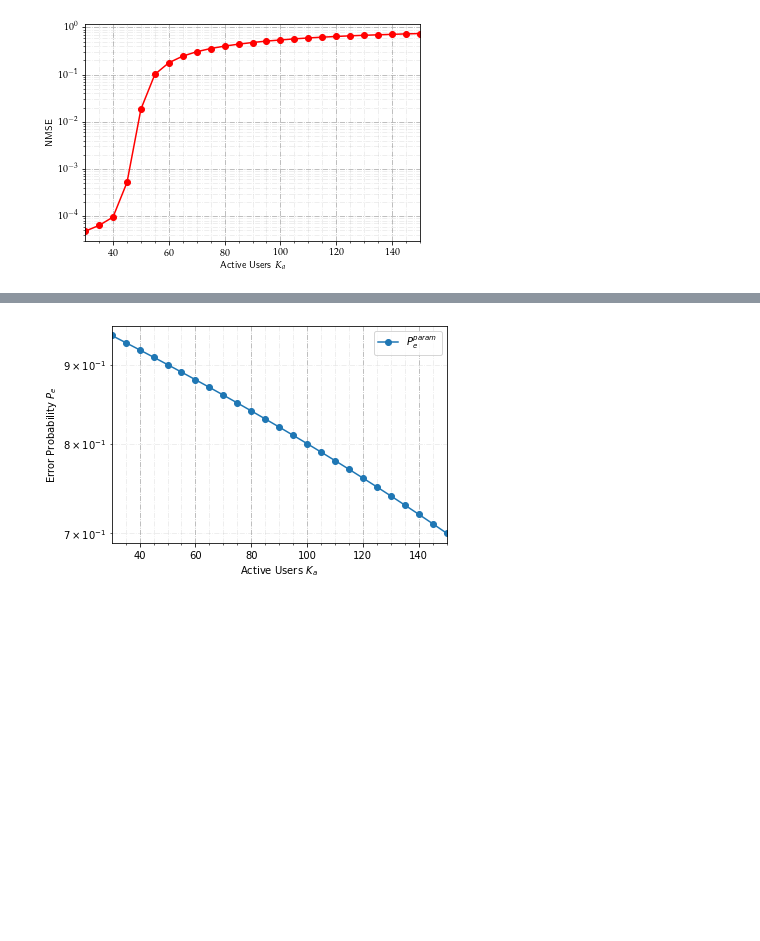
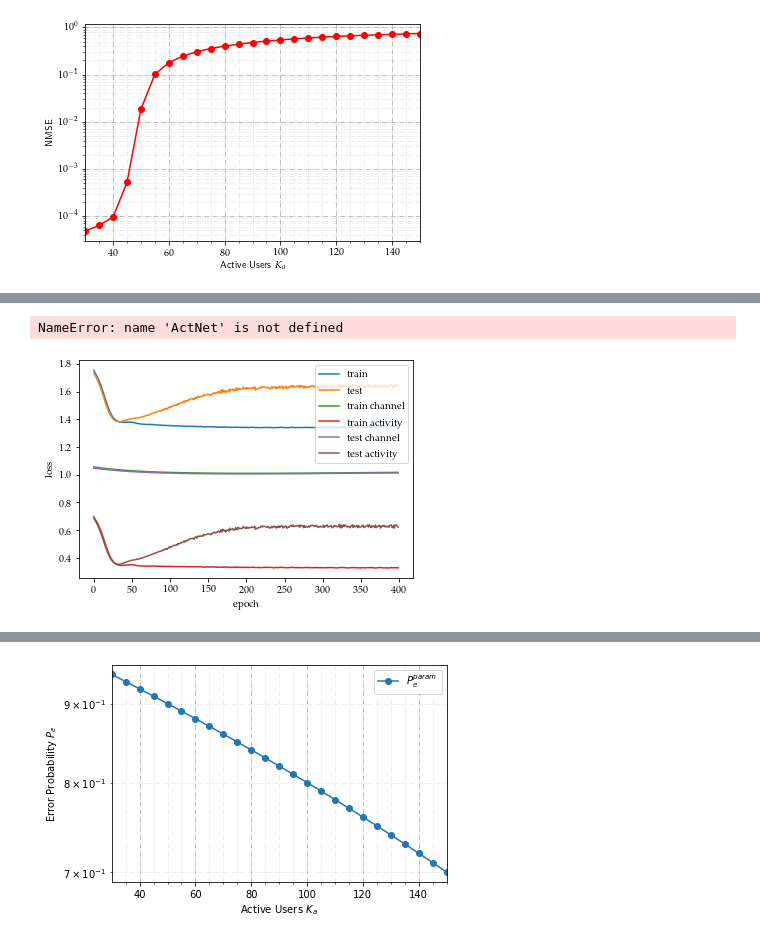
Before and after one commit to SJTUSEIEECBX/SparseRecovery, a Jupyter notebook: SporadicTraffic.ipynb, the cells around one changed output, grey strips where cells are left out. Saved outputs shown, nothing was run; the diff lists cells and outputs as text; code cells hidden in the pictures; blank space fills up the shorter version.

```diff
--- a/SporadicTraffic.ipynb
+++ b/SporadicTraffic.ipynb
@@ -171,0 +435,42 @@ np.savez('K500T50NBS64SNR20sim300AMP.npz', Pe_p, FM_p, FA_p, Pe_h, FM_h, FA_h, N
+# %%
+net = ActNet(params['N_bs'], params['K'], params['T']).cuda()
+optimizer = torch.optim.Adam(net.parameters(), lr=params['LR'], weight_decay=0.02)
+loss_func = nn.BCELoss()
+losses_train = np.zeros((params['EPOCH']))
+losses_test = np.zeros((params['EPOCH']))
+accuracy_train = np.zeros((params['EPOCH']))
+accuracy_test = np.zeros((params['EPOCH']))
+for epoch in tqdm_notebook(range(params['EPOCH'])):
+    net.train()
+    act = net(channel_real_train, channel_imag_train, params['nvar'])
+    loss = loss_func(act, activity_train)
+    losses_train[epoch] = loss.cpu().item()
+    optimizer.zero_grad()
+    loss.backward()
+    optimizer.step()
+    act[act < 0.5] = 0
+    act[act > 0.5] = 1
+    accuracy_train[epoch] = (act == activity_train).float().mean().detach().cpu().item()
+    net.eval()
+    act_test = net(channel_real_test, channel_imag_test, params['nvar'])
+    loss_test = loss_func(act_test, activity_test)
+    losses_test[epoch] = loss_test.cpu().item()
+    act_test[act_test < 0.5] = 0
+    act_test[act_test > 0.5] = 1
+    accuracy_test[epoch] = (act_test == activity_test).float().mean().detach().cpu().item()
+# %% [output]
+NameError: name 'ActNet' is not defined
+# %%
+plt.plot(losses_train)
+plt.plot(losses_test)
+plt.plot(losses_ch_train)
+plt.plot(losses_act_train)
+plt.plot(losses_ch_test)
+plt.plot(losses_act_test)
+plt.legend(['train', 'test', 'train channel', 'train activity', 'test channel', 'test activity'])
+plt.ylabel('loss')
+plt.xlabel('epoch')
+# plt.savefig('plots/overfit.pdf')
+plt.show()
+# %% [output]
+[figure, added]
```
Also changed, not shown: parts of 20 cells of this notebook, 1 other file.
